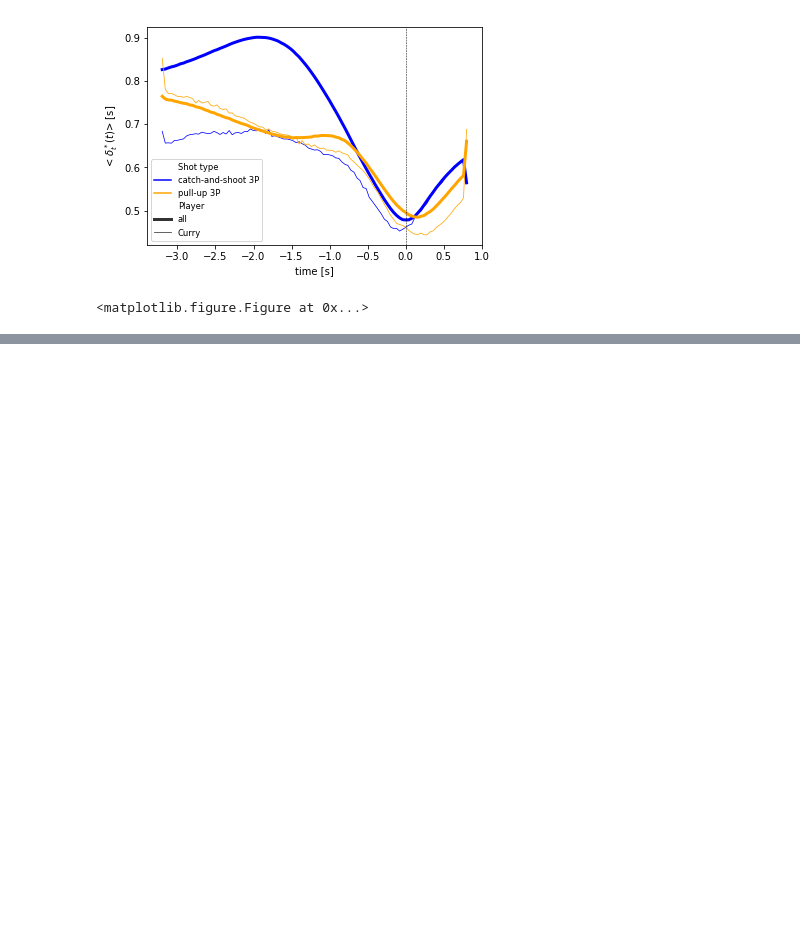
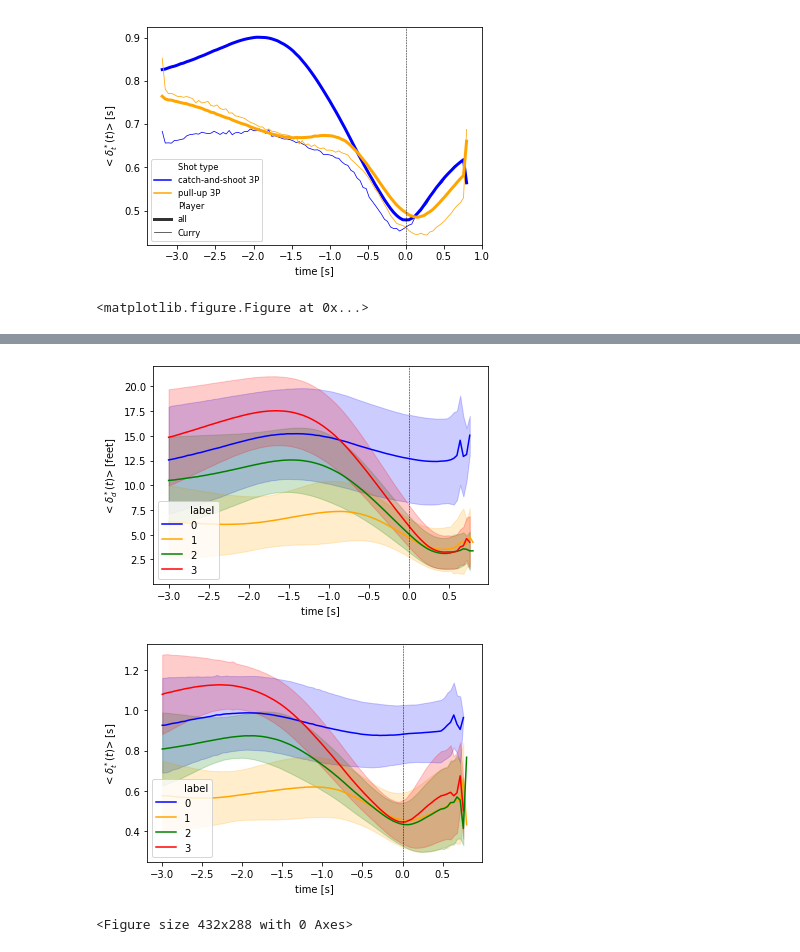
Before and after one commit to AmigoCap/MecaSportCo, a Jupyter notebook: 4_Free_space_and_3-points_efficiency.ipynb, the cells around one changed output, grey strips where cells are left out. Drawn from its saved outputs; the diff is of its cells as text; code cells hidden in the pictures; blank space fills up the shorter version.

```diff
--- a/4_Free_space_and_3-points_efficiency.ipynb
+++ b/4_Free_space_and_3-points_efficiency.ipynb
@@ -320,0 +419,16 @@ We want to quantify the following intuition : "the more free a shooter is, the m
+# %%
+TIME_plot=np.concatenate(np.array(TIME_bis))
+D_CLOSEST_PLAYER_plot=np.concatenate(np.array(D_CLOSEST_PLAYER_bis))
+T_CLOSEST_PLAYER_plot=np.concatenate(np.array(T_CLOSEST_PLAYER_bis))
+TIME_TO_SHOOT_plot=np.concatenate(np.array(TIME_TO_SHOOT_bis))
+label=labels[2]
+label=np.concatenate(np.array([88*[lab] for lab in label]))
+
+### put the data into a dataframe ###
+df=pd.DataFrame({'D':D_CLOSEST_PLAYER_plot,'T':T_CLOSEST_PLAYER_plot,'Time':TIME_plot,'Time_to_shoot':TIME_TO_SHOOT_plot,'label':label})
+df['Time']=df.apply(aggregating_04,axis=1)
+averaged_evolution(df,palette=['blue','orange','green','red'],hue='label',sd='sd')
+# %% [output]
+[figure, added]
+[figure, added]
+<Figure size 432x288 with 0 Axes>
```
Also changed, not shown: parts of 37 cells of this notebook, 8 other files.
